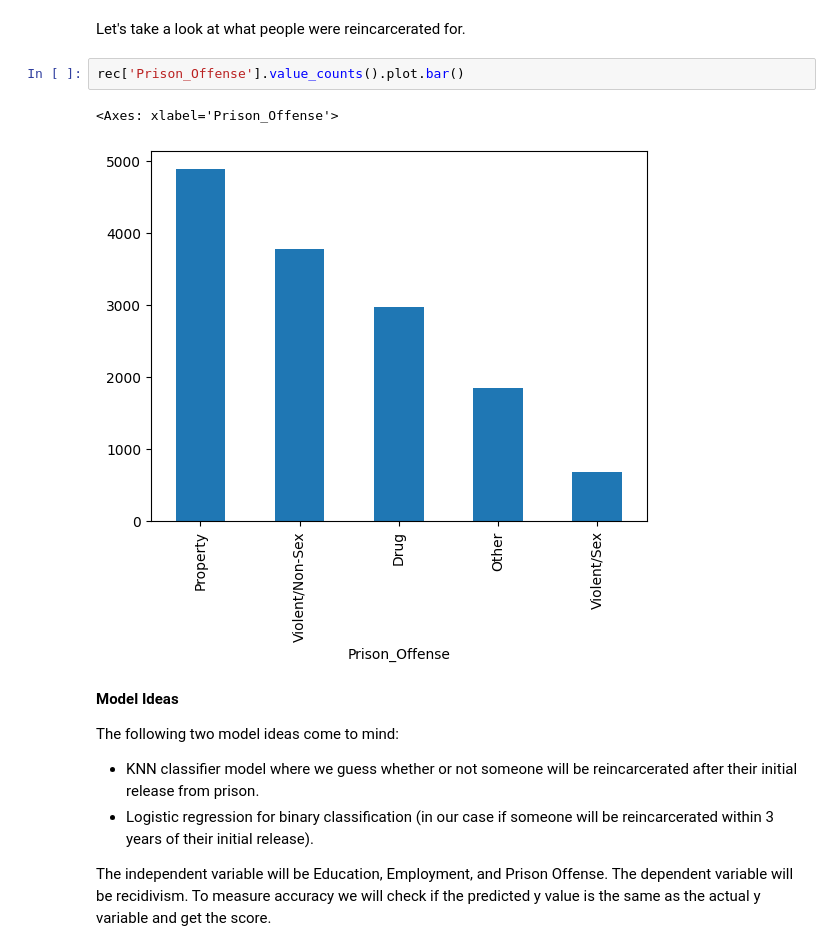
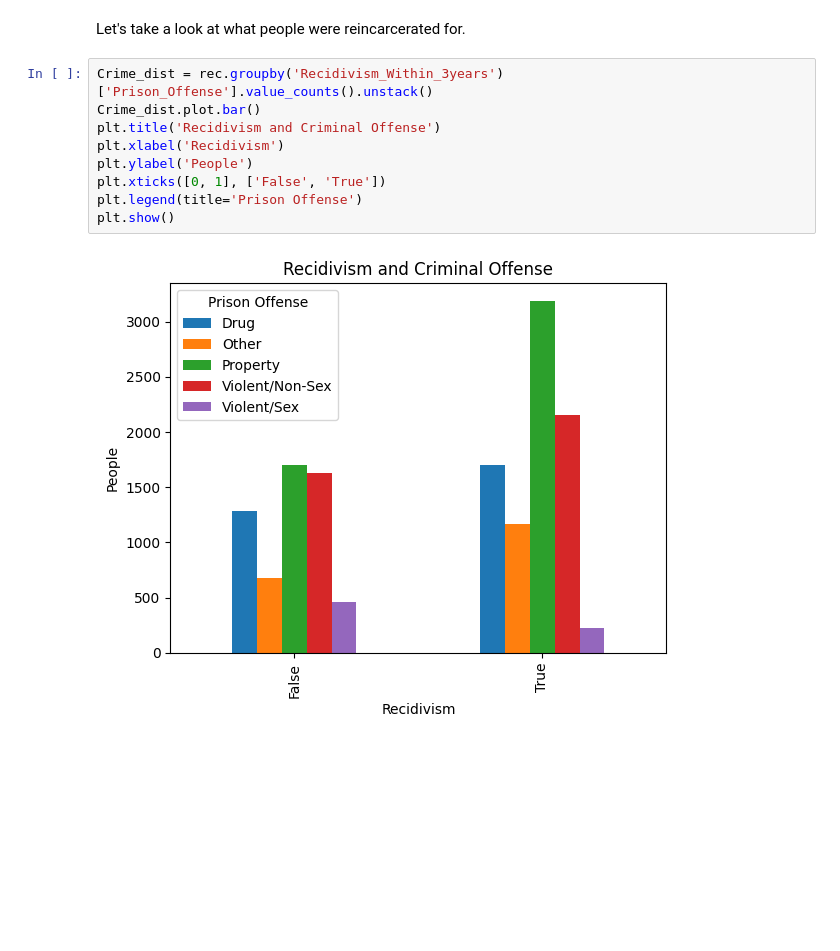
Before and after one commit to Charles-OBert/Recidivism, a Jupyter notebook: Recidivism.ipynb, the cells around one changed output. Drawn from its saved outputs; the diff is of its cells as text; blank space fills up the shorter version.

```diff
--- a/Recidivism.ipynb
+++ b/Recidivism.ipynb
@@ -168,18 +151,14 @@ It looks like the majority has been either fully employed or fully unemployed du
 **Criminal Offense**
 # %% [markdown]
 Let's take a look at what people were reincarcerated for.
-# %%
-rec['Prison_Offense'].value_counts().plot.bar()
-# %% [output]
-<Axes: xlabel='Prison_Offense'>
-[figure, removed]
-# %% [markdown]
-**Model Ideas**
-
-The following two model ideas come to mind:
-
-
-*   KNN classifier model where we guess whether or not someone will be reincarcerated after their initial release from prison.
-*   Logistic regression for binary classification (in our case if someone will be reincarcerated within 3 years of their initial release).
-
-The independent variable will be Education, Employment, and Prison Offense. The dependent variable will be recidivism. To measure accuracy we will check if the predicted y value is the same as the actual y variable and get the score.
+# %%
+Crime_dist = rec.groupby('Recidivism_Within_3years')['Prison_Offense'].value_counts().unstack()
+Crime_dist.plot.bar()
+plt.title('Recidivism and Criminal Offense')
+plt.xlabel('Recidivism')
+plt.ylabel('People')
+plt.xticks([0, 1], ['False', 'True'])
+plt.legend(title='Prison Offense')
+plt.show()
+# %% [output]
+[figure, added]
```
Also changed, not shown: parts of 35 cells of this notebook, 1 other file.
